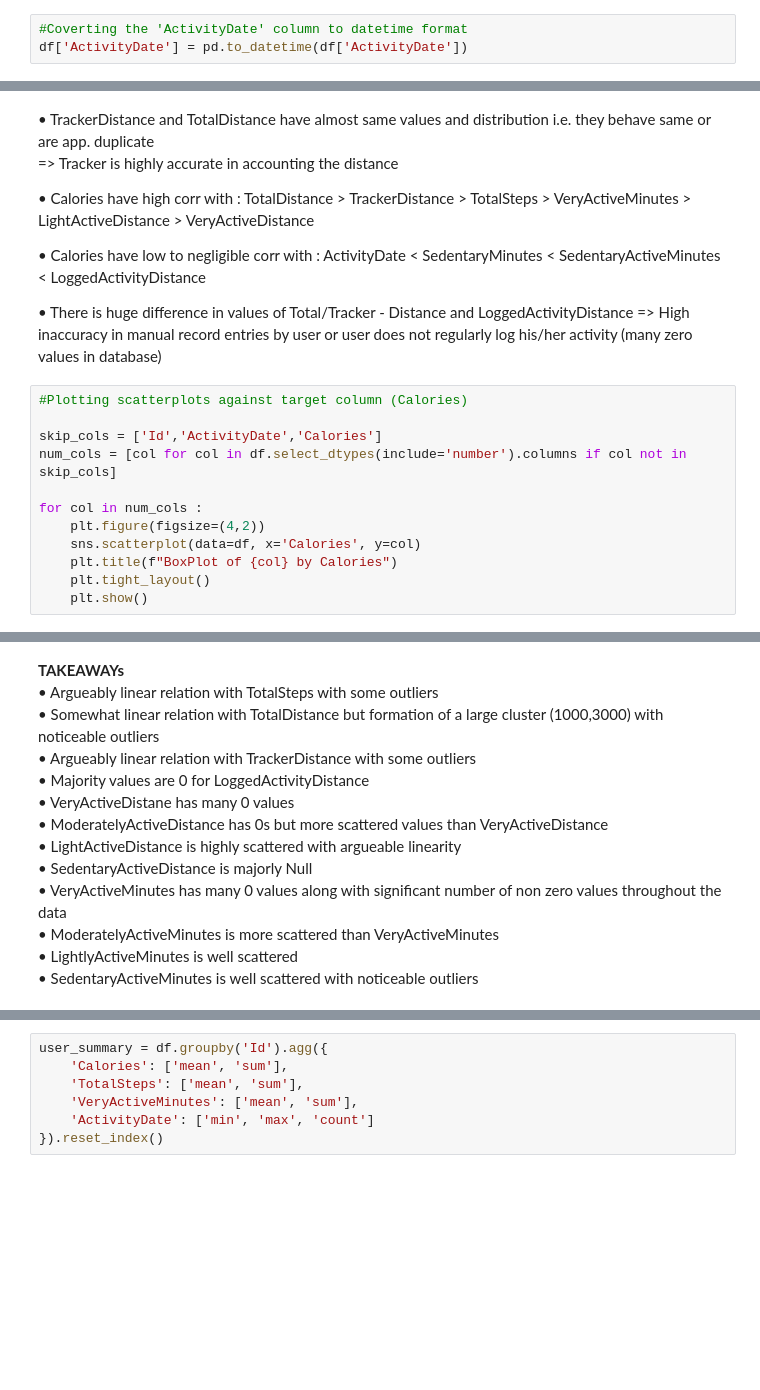
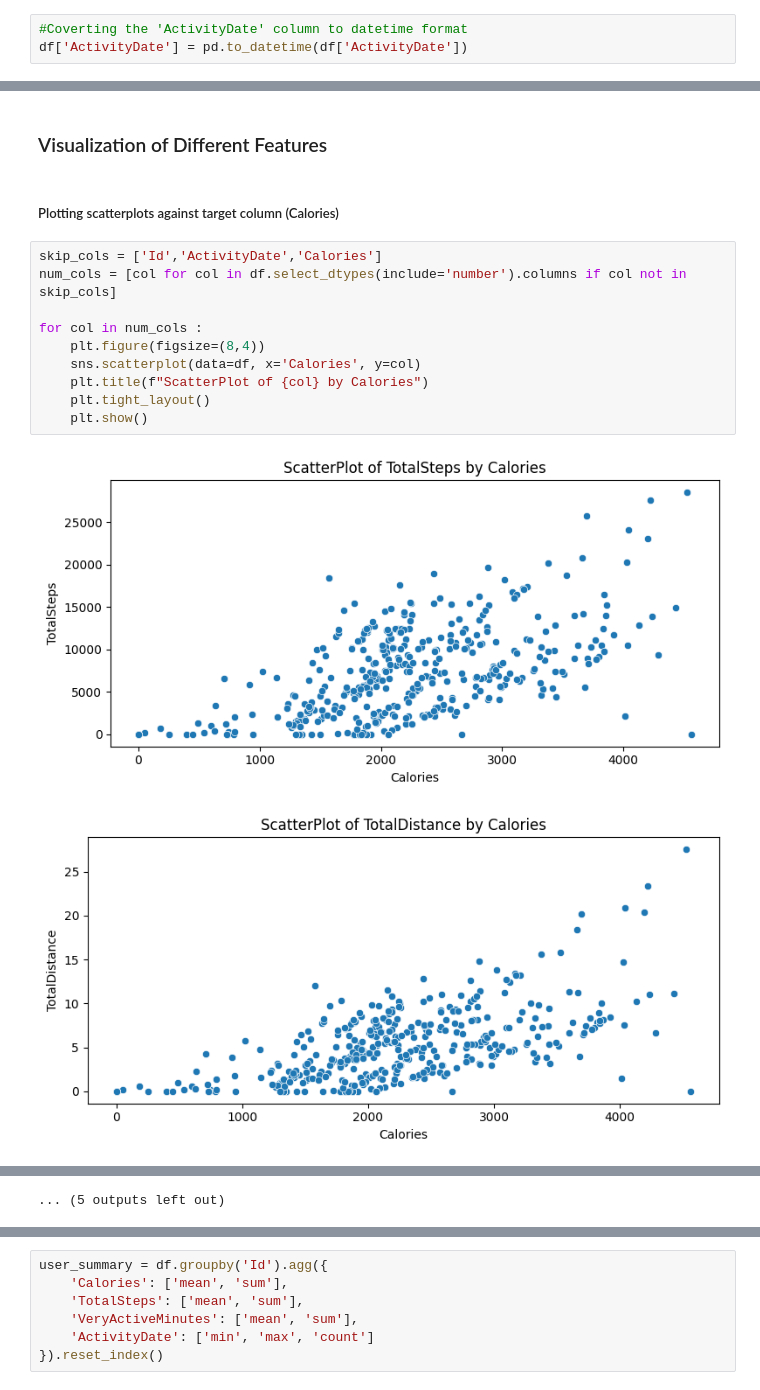
Before and after one commit to Aryan-Shah26/FitBit-Dataset, a Jupyter notebook: Kik-Review AI.ipynb, the cells around one changed output, grey strips where cells are left out. Drawn from its saved outputs; the diff is of its cells as text; blank space fills up the shorter version.

```diff
--- a/Kik-Review AI.ipynb
+++ b/Kik-Review AI.ipynb
@@ -31,24 +112,17 @@ df.corr()
-# %% [markdown]
-• TrackerDistance and TotalDistance have almost same values and distribution i.e. they behave same or are app. duplicate <br>
-=> Tracker is highly accurate in accounting the distance
-
-• Calories have high corr with :
-    TotalDistance > TrackerDistance > TotalSteps > VeryActiveMinutes > LightActiveDistance > VeryActiveDistance
-
-• Calories have low to negligible corr with :
-    ActivityDate < SedentaryMinutes < SedentaryActiveMinutes < LoggedActivityDistance
-
-• There is huge difference in values of Total/Tracker - Distance and LoggedActivityDistance
-=> High inaccuracy in manual record entries by user or user does not regularly log his/her activity (many zero values in database)
+# %% [markdown]
+### Visualization of Different Features
+# %% [markdown]
+##### Plotting scatterplots against target column (Calories)
 # %%
-#Plotting scatterplots against target column (Calories)
-
 skip_cols = ['Id','ActivityDate','Calories']
 num_cols = [col for col in df.select_dtypes(include='number').columns if col not in skip_cols]
 
 for col in num_cols :
-    plt.figure(figsize=(4,2))
+    plt.figure(figsize=(8,4))
     sns.scatterplot(data=df, x='Calories', y=col)
-    plt.title(f"BoxPlot of {col} by Calories")
+    plt.title(f"ScatterPlot of {col} by Calories")
     plt.tight_layout()
     plt.show()
+# %% [output]
+[figure, added]
+[figure, added]
@@ -55,16 +139,3 @@ for col in num_cols :
+... (5 outputs left out)
-# %% [markdown]
-**TAKEAWAYs** <br>
-• Argueably linear relation with TotalSteps with some outliers <br>
-• Somewhat linear relation with TotalDistance but formation of a large cluster (1000,3000) with noticeable outliers <br>
-• Argueably linear relation with TrackerDistance with some outliers <br>
-• Majority values are 0 for LoggedActivityDistance <br>
-• VeryActiveDistane has many 0 values <br>
-• ModeratelyActiveDistance has 0s but more scattered values than VeryActiveDistance <br>
-• LightActiveDistance is highly scattered with argueable linearity <br>
-• SedentaryActiveDistance is majorly Null <br>
-• VeryActiveMinutes has many 0 values along with significant number of non zero values throughout the data <br>
-• ModeratelyActiveMinutes is more scattered than VeryActiveMinutes <br>
-• LightlyActiveMinutes is well scattered <br>
-• SedentaryActiveMinutes is well scattered with noticeable outliers <br>
 # %%
 sns.boxplot(x=df['VeryActiveMinutes'])
```
Also changed, not shown: parts of 36 cells of this notebook.
